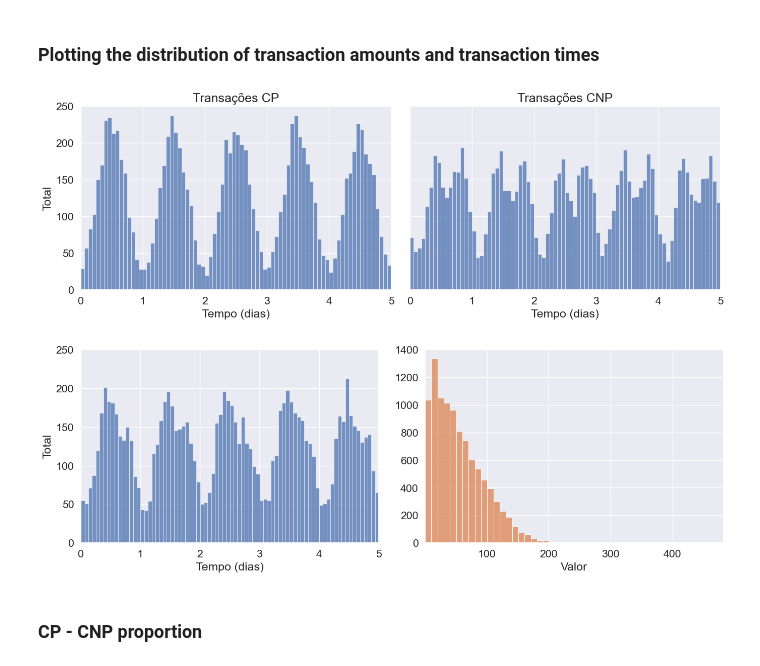
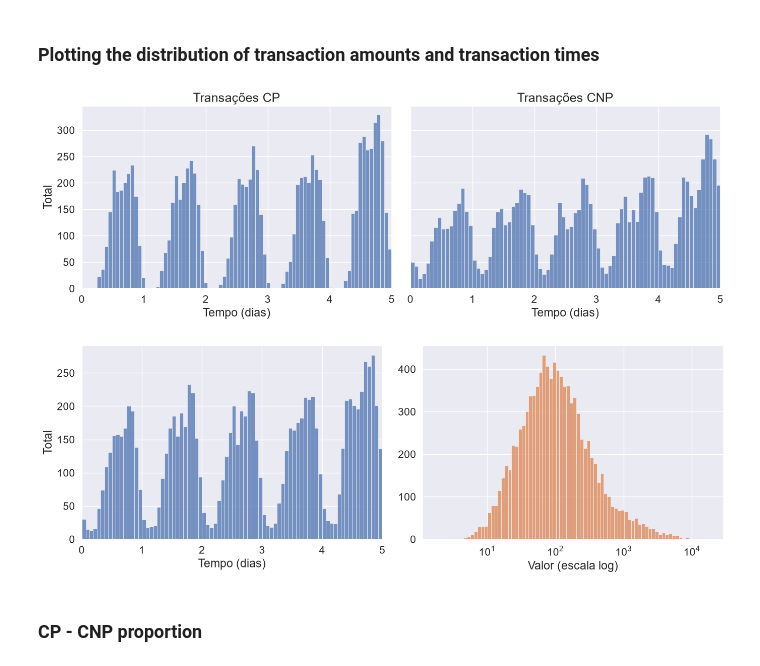
Before and after one commit to alexandreclem/synccfd, a Jupyter notebook: examples/simulator.ipynb, the cells around one changed output. Drawn from its saved outputs; the diff is of its cells as text; code cells hidden in the pictures.

```diff
--- a/examples/simulator.ipynb
+++ b/examples/simulator.ipynb
@@ -293,22 +348,14 @@ plt.show()
 # %% [markdown]
 # Analyzing the larger dataset
 # %%
-city_radius = 12
-available_terminals_radius = 10
-start_date = "2025-01-01"
-n_customers = 10000
-n_terminals = 20000
-nb_days = 180
+# Building a larger transactions dataset: the configuration of the parameters cell
+generator = DatasetGenerator(**PARAMS)
+customer_profiles_table, terminal_profiles_table, transactions_df = generator.generate()
 
-# Building a larger transactions dataset
-generator = DatasetGenerator(
-    n_customers=n_customers,
-    n_terminals=n_terminals,
-    nb_days=nb_days,
-    city_radius=city_radius,
-    available_terminals_radius=available_terminals_radius,
-    start_date=start_date,
-    random_state=42,
-)
-customer_profiles_table, terminal_profiles_table, transactions_df = generator.generate()
+n_customers, n_terminals = PARAMS["n_customers"], PARAMS["n_terminals"]
+city_radius = generator.city_radius
+available_terminals_radius = generator.available_terminals_radius
+loc_features = generator.get_location_features()
+n_physical = len(loc_features.terminal_cities_locations)
+print(f"{len(transactions_df):,} transações; taxa de fraude {transactions_df.TX_FRAUD.mean():.3%}")
 # %% [output]
@@ -387,14 +456,14 @@ time_val_CP = (
     transactions_df[
         (transactions_df.TX_TYPE == "CP") & (transactions_df.TX_TIME_DAYS < 5)
     ]["TX_TIME_SECONDS"]
-    .sample(n=10000, random_state=42)
+    .pipe(lambda s: s.sample(n=min(10000, len(s)), random_state=42))
     .values
 )
 time_val_CNP = (
     transactions_df[
         (transactions_df.TX_TYPE == "CNP") & (transactions_df.TX_TIME_DAYS < 5)
     ]["TX_TIME_SECONDS"]
-    .sample(n=10000, random_state=42)
+    .pipe(lambda s: s.sample(n=min(10000, len(s)), random_state=42))
     .values
 )
 
@@ -402,53 +471,57 @@ time_val_CNP = (
 sns.histplot(time_val_CP / 86400, ax=ax[0], color="b", bins=80, kde=False)
 ax[0].set_title("Transações CP", fontsize=18)
 ax[0].set_xlim([min(time_val_CP / 86400), max(time_val_CNP / 86400)])
-ax[0].set_ylim([0, 250])
 ax[0].set_xticks(range(6))
 ax[0].set(xlabel="Tempo (dias)", ylabel="Total")
 sns.histplot(time_val_CNP / 86400, ax=ax[1], color="b", bins=80, kde=False)
 ax[1].set_title("Transações CNP", fontsize=18)
 ax[1].set_xlim([min(time_val_CNP / 86400), max(time_val_CNP / 86400)])
-ax[1].set_ylim([0, 250])
 ax[1].set_xticks(range(6))
 
 ax[1].set(xlabel="Tempo (dias)", ylabel="")
 
 plt.tight_layout()
+save_figure("simulator_txs_time_per_type")
 plt.show()
 # %% [output]
-[figure, old version]
+[figure, new version]
 # %%
 fig, ax = plt.subplots(1, 2, figsize=(14, 5))
 
 amount_val = (
     transactions_df[transactions_df.TX_TIME_DAYS < 5]["TX_AMOUNT"]
-    .sample(n=10000, random_state=42)
+    .pipe(lambda s: s.sample(n=min(10000, len(s)), random_state=42))
     .values
 )
 time_val = (
     transactions_df[transactions_df.TX_TIME_DAYS < 5]["TX_TIME_SECONDS"]
-    .sample(n=10000, random_state=42)
+    .pipe(lambda s: s.sample(n=min(10000, len(s)), random_state=42))
     .values
 )
 
 # We divide the time variables by 86400 to transform seconds to days in the plot
 sns.histplot(time_val / 86400, ax=ax[0], color="b", bins=80, kde=False)
 # ax[0].set_title('Distribuição do horário das transações')
 ax[0].set_xlim([min(time_val / 86400), max(time_val / 86400)])
 ax[0].set_xticks(range(6))
 ax[0].set(xlabel="Tempo (dias)", ylabel="Total")
-ax[0].set_ylim([0, 250])
 
 
-sns.histplot(amount_val, ax=ax[1], color=sns.color_palette()[1], binwidth=10, kde=False)
-# ax[1,1].set_title('Distribuição do valor das transações')
-ax[1].set_xlim([min(amount_val), max(amount_val)])
-ax[1].set(xlabel="Valor", ylabel="")
+if WITH_MERCHANTS:
+    # Amounts by category span R$ 1 to R$ 10 000: log scale
+    sns.histplot(amount_val, ax=ax[1], color=sns.color_palette()[1], bins=80, log_scale=True, kde=False)
+    ax[1].set(xlabel="Valor (escala log)", ylabel="")
+else:
+    sns.histplot(amount_val, ax=ax[1], color=sns.color_palette()[1], binwidth=10, kde=False)
+    # ax[1,1].set_title('Distribuição do valor das transações')
+    ax[1].set_xlim([min(amount_val), max(amount_val)])
+    ax[1].set(xlabel="Valor", ylabel="")
 
 plt.tight_layout()
+save_figure("simulator_txs_time_and_amounts")
 plt.show()
 # %% [output]
-[figure, old version]
+[figure, new version]
 # %% [markdown]
 ### CP - CNP proportion
 # %%
```
Also changed, not shown: parts of 28 cells of this notebook, 59 other files.
